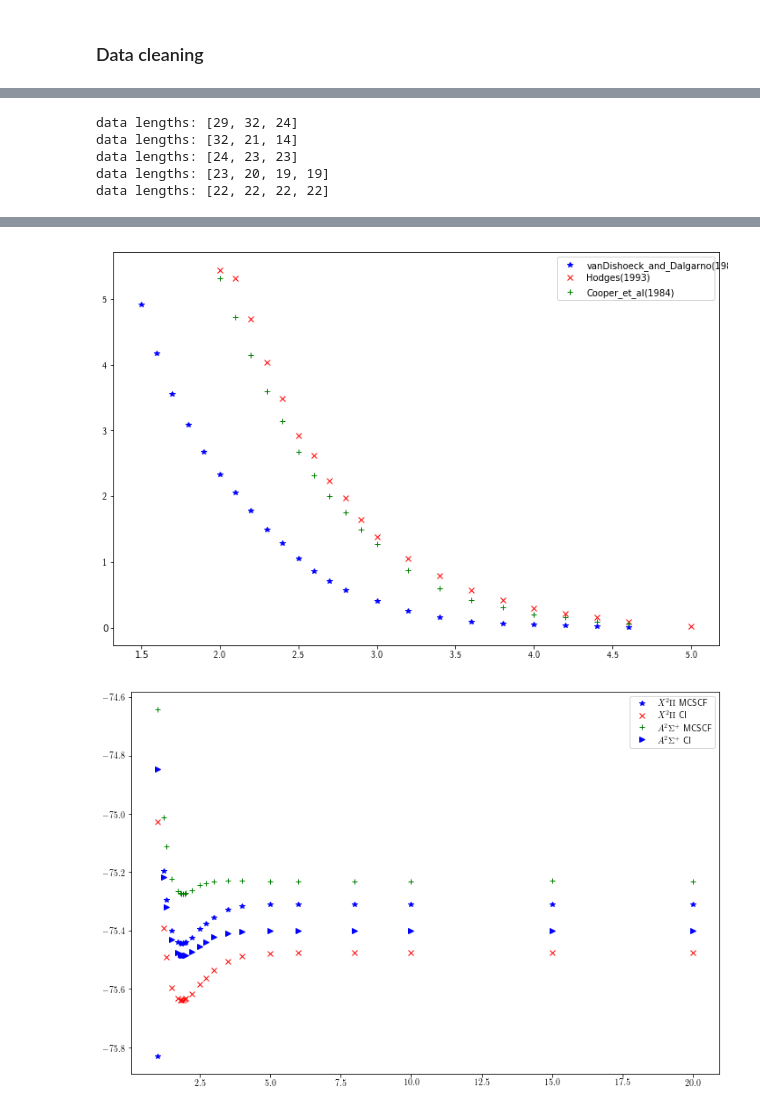
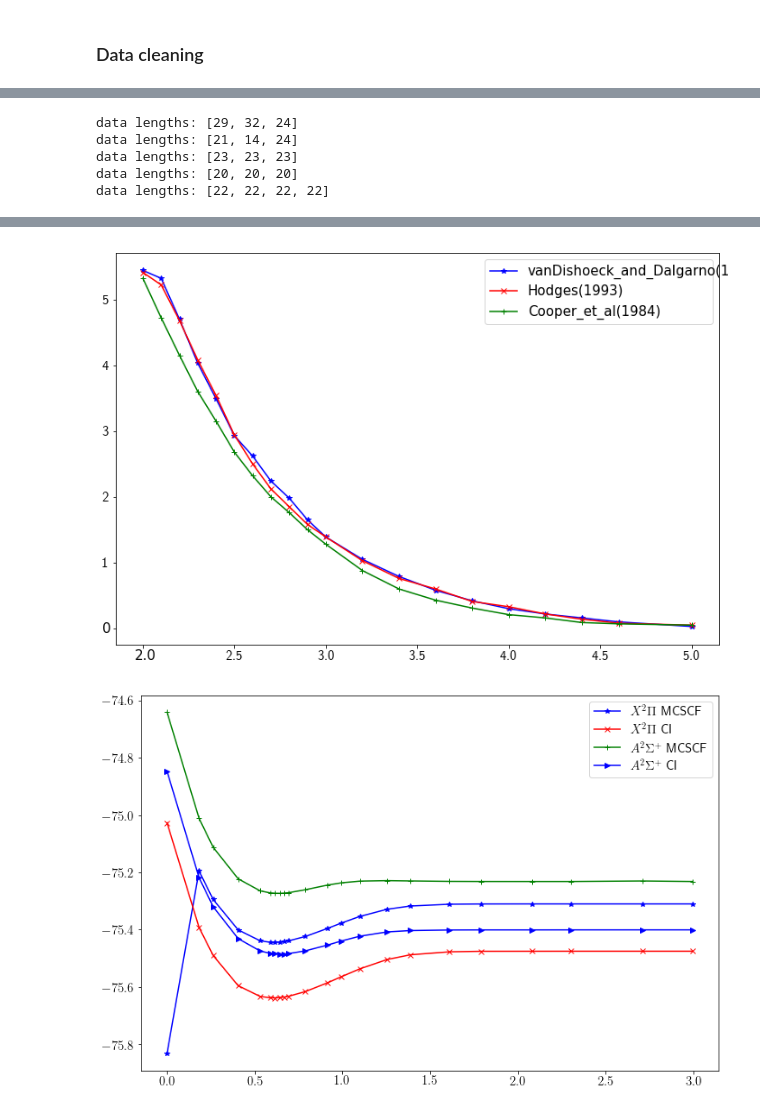
Before and after one commit to berylgithub/pes, a Jupyter notebook: PES_incremental_exp.ipynb, the cells around one changed output, grey strips where cells are left out. Saved outputs shown, nothing was run; the diff lists cells and outputs as text; code cells hidden in the pictures.

```diff
--- a/PES_incremental_exp.ipynb
+++ b/PES_incremental_exp.ipynb
@@ -341,7 +355,7 @@ dict_keys(['info', 'accuracy', 'name', 'kind', 'data']) 670 H2
        -1.00000759, -1.00000662, -1.0000058 , -1.0000051 , -1.00000451,
        -1.00000399, -1.00000355, -1.00000317, -1.00000284, -1.00000255])}
 # %%
-shapes = ['b*','rx','g+', 'b>', 'rD', 'b<', 'gX']
+shapes = ['b-*','r-x','g-+', 'b->', 'r-D', 'b-<', 'g-X']
 #  OH :
 # All from Shizgal98:
 #OH X^2\Pi:
@@ -349,9 +363,9 @@ import matplotlib
 matplotlib.rcParams['text.usetex'] = False
 import matplotlib.pyplot as plt
 fig, ax = plt.subplots(figsize=(12, 8))
-ax.plot(list_data[0]['R'], list_data[0]['V'], 'b*')
-ax.plot(list_data[1]['R'], list_data[1]['V'], 'rx')
-ax.plot(list_data[2]['R'], list_data[2]['V'], 'g+')
+ax.plot(np.log(list_data[0]['R']), list_data[0]['V'], 'b-*')
+ax.plot(np.log(list_data[1]['R']), list_data[1]['V'], 'r-x')
+ax.plot(np.log(list_data[2]['R']), list_data[2]['V'], 'g-+')
 auths = []
 for i in range(3):
     auths.append(list_data[i]['author'])
@@ -367,7 +381,7 @@ fig, ax = plt.subplots(figsize=(12, 8))
 idxes = []
 auths = []
 for i in range(len(list_data)):
-    if (list_data[i]['state'] == '#^2\\Sigma^-') and (list_data[i]['mol'] == 'OH'):
+    if (list_data[i]['state'] == '$^2\\Sigma^-$') and (list_data[i]['mol'] == 'OH'):
         idxes.append(i)
         auths.append(list_data[i]['author'])
 for i, idx in enumerate(idxes):
@@ -384,7 +398,7 @@ fig, ax = plt.subplots(figsize=(12, 8))
 idxes = []
 auths = []
 for i in range(len(list_data)):
-    if (list_data[i]['state'] == '#^4\\Sigma^-') and (list_data[i]['mol'] == 'OH'):
+    if (list_data[i]['state'] == '$^4\\Sigma^-$') and (list_data[i]['mol'] == 'OH'):
         idxes.append(i)
         auths.append(list_data[i]['author'])
 for i, idx in enumerate(idxes):
@@ -401,10 +415,10 @@ fig, ax = plt.subplots(figsize=(12, 8))
 idxes = []
 auths = []
 for i in range(len(list_data)):
-    if (list_data[i]['state'] == '#^4\\Pi') and (list_data[i]['mol'] == 'OH'):
+    if (list_data[i]['state'] == '$^4\\Pi$') and (list_data[i]['mol'] == 'OH'):
         idxes.append(i)
         auths.append(list_data[i]['author'])
-for i, idx in enumerate(idxes[:len(idxes)-1]):
+for i, idx in enumerate(idxes):
     ax.plot(list_data[idx]['R'], list_data[idx]['V'], shapes[i])
 ax.legend(auths)
 print("data lengths:",[len(list_data[i]['R']) for i in idxes])
@@ -421,12 +435,12 @@ for i in range(len(list_data)):
         idxes.append(i)
         states.append(list_data[i]['state'])
 for i, idx in enumerate(idxes):
-    ax.plot(list_data[idx]['R'], list_data[idx]['V'], shapes[i])
+    ax.plot(np.log(list_data[idx]['R']), list_data[idx]['V'], shapes[i])
 ax.legend(states)
 print("data lengths:",[len(list_data[i]['R']) for i in idxes])
 # %% [output]
 data lengths: [29, 32, 24]
-data lengths: [32, 21, 14]
-data lengths: [24, 23, 23]
-data lengths: [23, 20, 19, 19]
+data lengths: [21, 14, 24]
+data lengths: [23, 23, 23]
+data lengths: [20, 20, 20]
 data lengths: [22, 22, 22, 22]
@@ -436,5 +450,5 @@ data lengths: [22, 22, 22, 22]
-[figure, old version]
+[figure, new version]
-[figure, old version]
+[figure, new version]
 # %%
 # O2:
 # from Bytautas2010:
```
Also changed, not shown: parts of 8 cells of this notebook.
